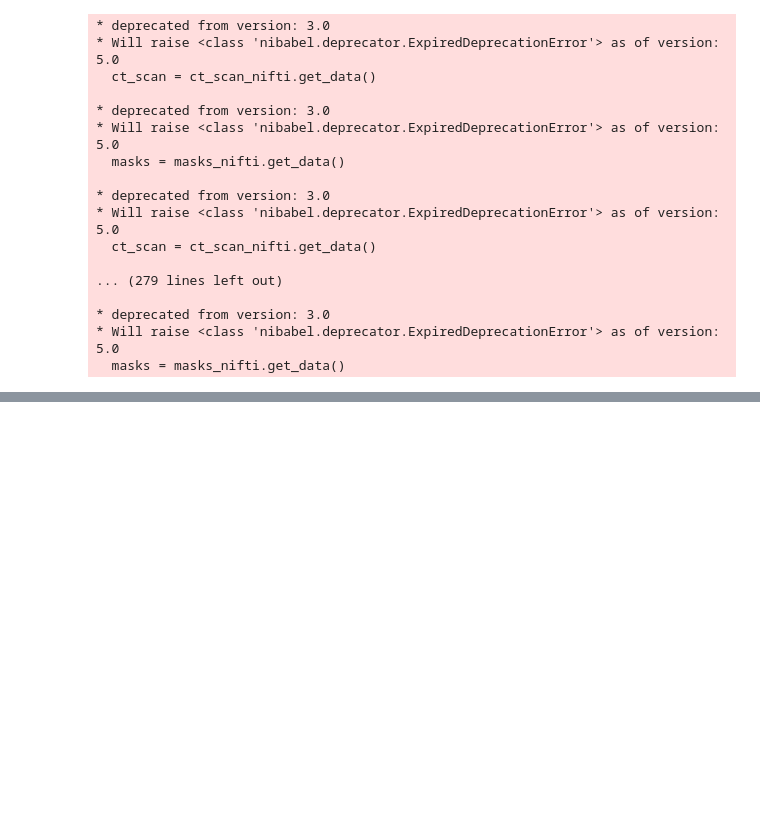
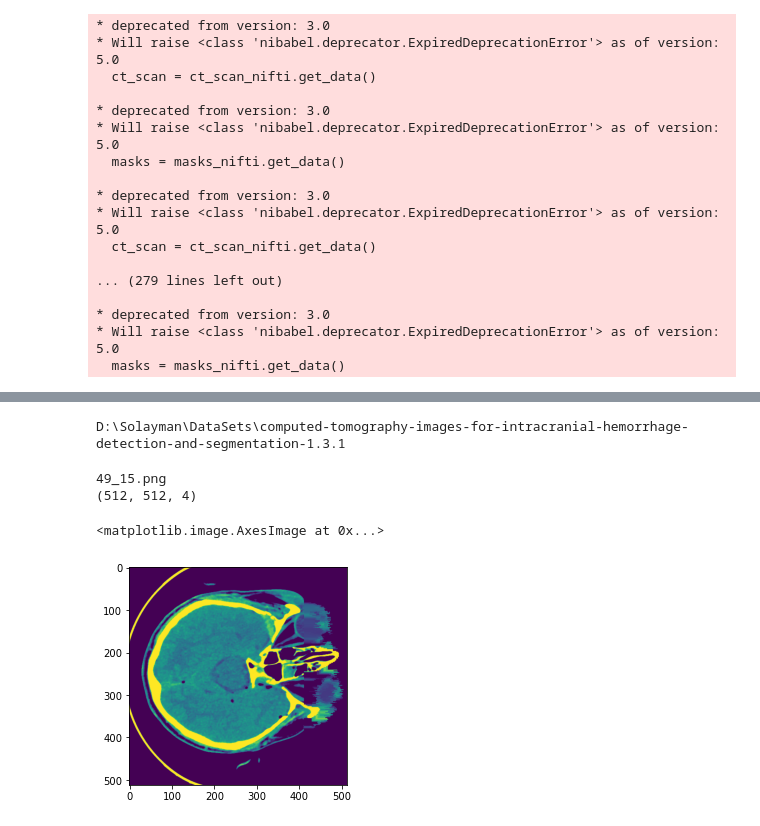
Before and after one commit to solayman-cs/ICH, a Jupyter notebook: PhysioNet.ipynb, the cells around one changed output, grey strips where cells are left out. Drawn from its saved outputs; the diff is of its cells as text; code cells hidden in the pictures; blank space fills up the shorter version.

```diff
--- a/PhysioNet.ipynb
+++ b/PhysioNet.ipynb
@@ -209,0 +270,16 @@ df_diag.head(30)
+# %%
+def swap_target(x):
+    if x == 0:
+        return 1
+    else:
+        return 0
+
+# create a new target column
+df_diag['Has_Hemorrhage'] = df_diag['No_Hemorrhage'].apply(swap_target)
+
+# drop the old target column
+df_diag = df_diag.drop('No_Hemorrhage', axis=1)
+
+print(df_diag.shape)
+
+df_diag.head()
@@ -342,0 +488,23 @@ for sNo in range(0+49, numSubj+49):
+# %%
+currentDir = Path(os.getcwd())
+print(currentDir)
+# %% [output]
+D:\Solayman\DataSets\computed-tomography-images-for-intracranial-hemorrhage-detection-and-segmentation-1.3.1
+# %%
+# brain image
+
+index = 14
+fname = df_diag.loc[index, 'new_image_fname']
+print(fname)
+path = 'D:\\Solayman\\DataSets\\computed-tomography-images-for-intracranial-hemorrhage-detection-and-segmentation-1.3.1\\data\\image\\' + fname
+# read the image as a matrix
+brain_image = plt.imread(path)
+
+print(brain_image.shape)
+
+plt.imshow(brain_image, cmap='gray')
+# %% [output]
+49_15.png
+(512, 512, 4)
+<matplotlib.image.AxesImage at 0x...>
+[figure, added]
```
Also changed, not shown: parts of 64 cells of this notebook, 1 other file.
